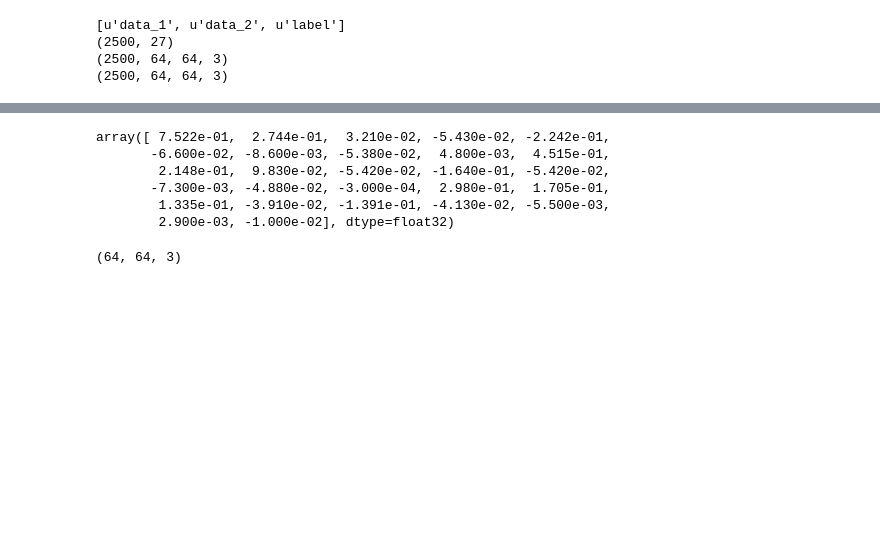
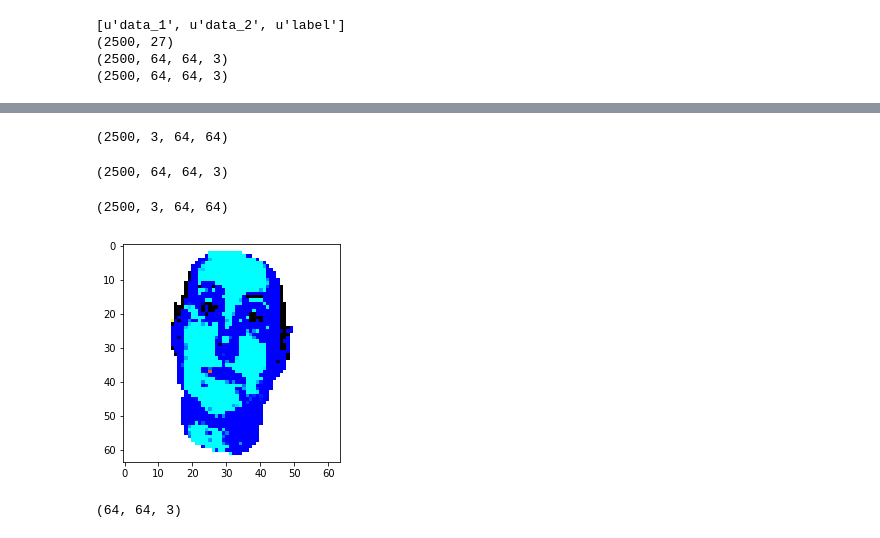
Before and after one commit to bhushan23/Light-Estimation, a Jupyter notebook: LDAN/Prototype.ipynb, the cells around one changed output, grey strips where cells are left out. Saved outputs shown, nothing was run; the diff lists cells and outputs as text; code cells hidden in the pictures; blank space fills up the shorter version.

```diff
--- a/LDAN/Prototype.ipynb
+++ b/LDAN/Prototype.ipynb
@@ -106,23 +128,39 @@ print syn2.shape
 hf = h5py.File('dataHD5_Keras/train_0.h5', 'r')
 syn1 = hf['data_1']
 syn1 = np.array(syn1[:,:,:])
-syn1 = np.flip(syn1, 3)
+#syn1 = np.flip(syn1, 3)
+syn1 = np.moveaxis(syn1, 1, 3)
+syn1 = np.moveaxis(syn1, 1, 2)
+syn1 = np.moveaxis(syn1, 2, 3)
+print syn1.shape
 #data = denorm(syn1[100])
 image = Image.fromarray(syn1[100].astype('int8'), 'RGB')
 #image = denorm(image)
 image.save('file.png')
+# %% [output]
+(2500, 3, 64, 64)
+# %%
+syn1.shape
+# %% [output]
+(2500, 64, 64, 3)
 # %%
 #syn1[100].max(axis=2)
 #syn1[0][0][::-1]
-#np.flip(syn1, 3)
-label[0]
+#syn1 = np.flip(syn1, 1)
+syn3 = np.moveaxis(syn1, 1, 3)
+syn3 = np.moveaxis(syn3, 1, 2)
+syn3.shape
+#label[0]
 # %% [output]
-array([ 7.522e-01,  2.744e-01,  3.210e-02, -5.430e-02, -2.242e-01,
-       -6.600e-02, -8.600e-03, -5.380e-02,  4.800e-03,  4.515e-01,
-        2.148e-01,  9.830e-02, -5.420e-02, -1.640e-01, -5.420e-02,
-       -7.300e-03, -4.880e-02, -3.000e-04,  2.980e-01,  1.705e-01,
-        1.335e-01, -3.910e-02, -1.391e-01, -4.130e-02, -5.500e-03,
-        2.900e-03, -1.000e-02], dtype=float32)
+(2500, 3, 64, 64)
+# %%
+synImage = torch.utils.data.DataLoader(syn1, batch_size=1)
+# %%
+dreal = next(iter(synImage))
+dreal[0].shape
+show(denorm(dreal[0]))
+# %% [output]
+[figure, added]
 # %%
 image = Image.fromarray(syn1[100].astype('uint8'), 'RGB')
 image1 = Image.fromarray(syn2[0].astype('uint8'))
```
Also changed, not shown: parts of 8 cells of this notebook, 1 other file.
